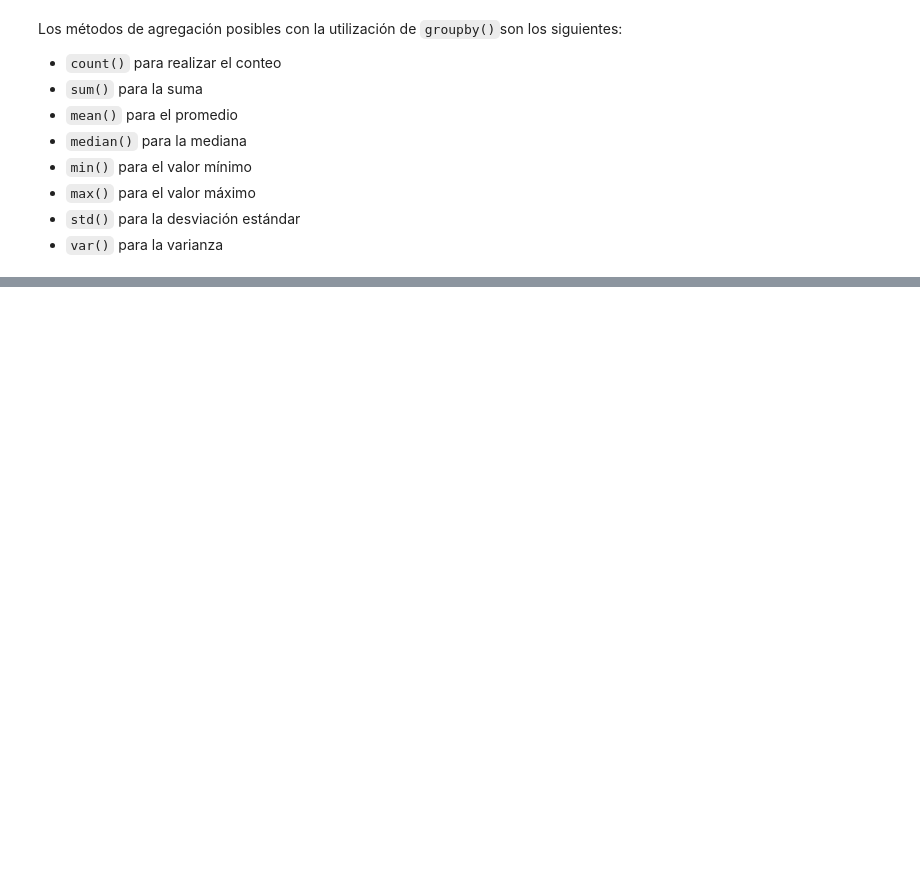
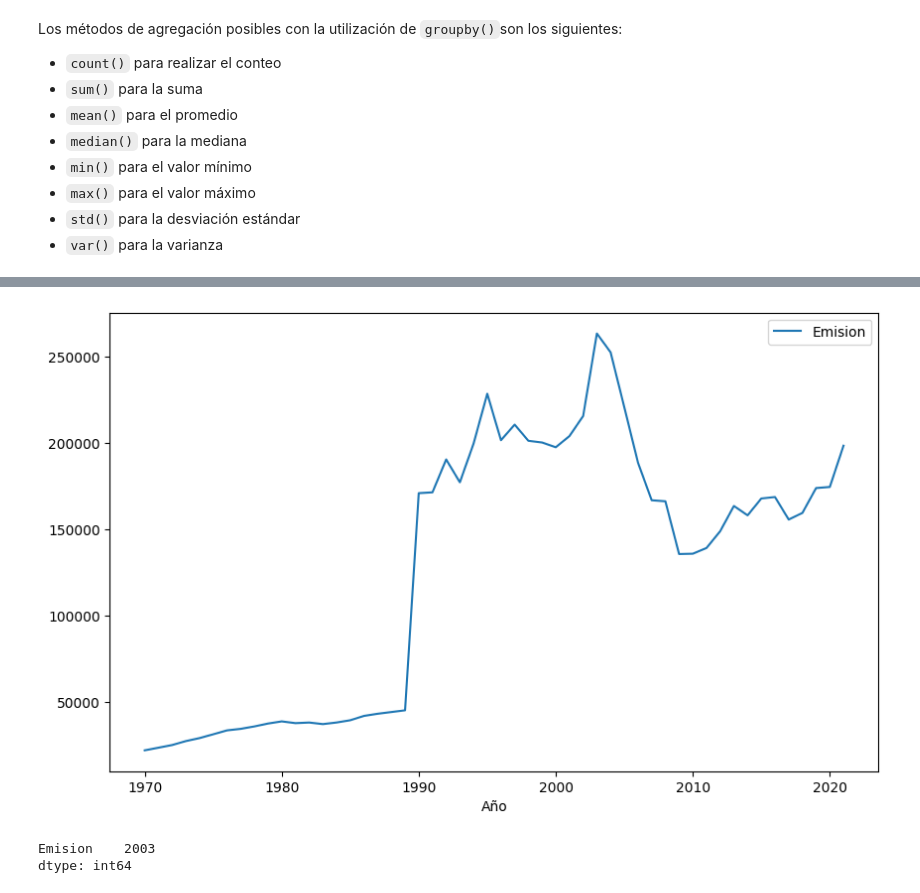
Before and after one commit to DaniGa-Mo/Pandas_Seleccionar_y_agrupar_datos, a Jupyter notebook: Selección_y_agrupamiento_de_datos_con_pandas.ipynb, the cells around one changed output, grey strips where cells are left out. Saved outputs shown, nothing was run; the diff lists cells and outputs as text; code cells hidden in the pictures; blank space fills up the shorter version.

```diff
--- a/Selección_y_agrupamiento_de_datos_con_pandas.ipynb
+++ b/Selección_y_agrupamiento_de_datos_con_pandas.ipynb
@@ -141,0 +549,9 @@ emisiones_por_año.groupby('Nível 1 - Setor')[['Emision']].sum().sort_values('E
+# %%
+emisiones_por_año.groupby('Año').mean().plot(figsize = (10,6));
+# %% [output]
+[figure, added]
+# %%
+emisiones_por_año.groupby('Año').mean(numeric_only=True).idxmax()
+# %% [output]
+Emision    2003
+dtype: int64
```
Also changed, not shown: parts of 83 cells of this notebook.
